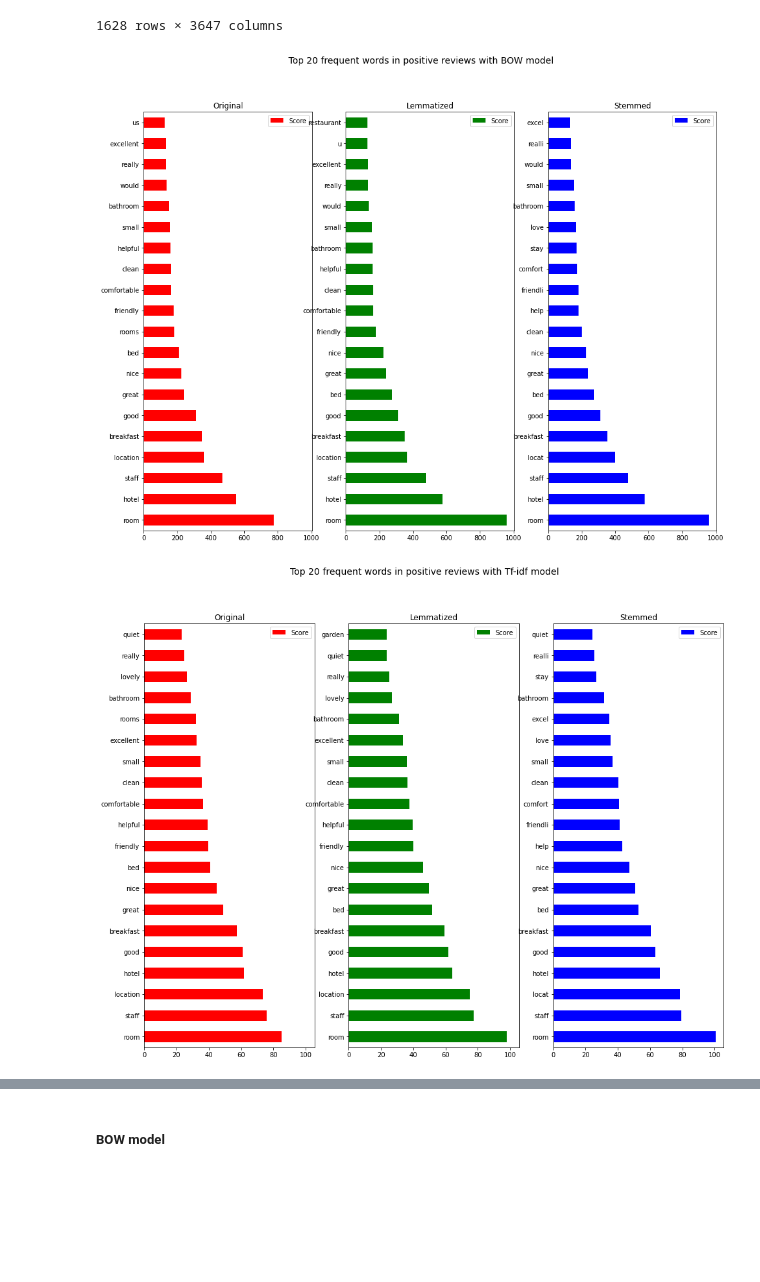
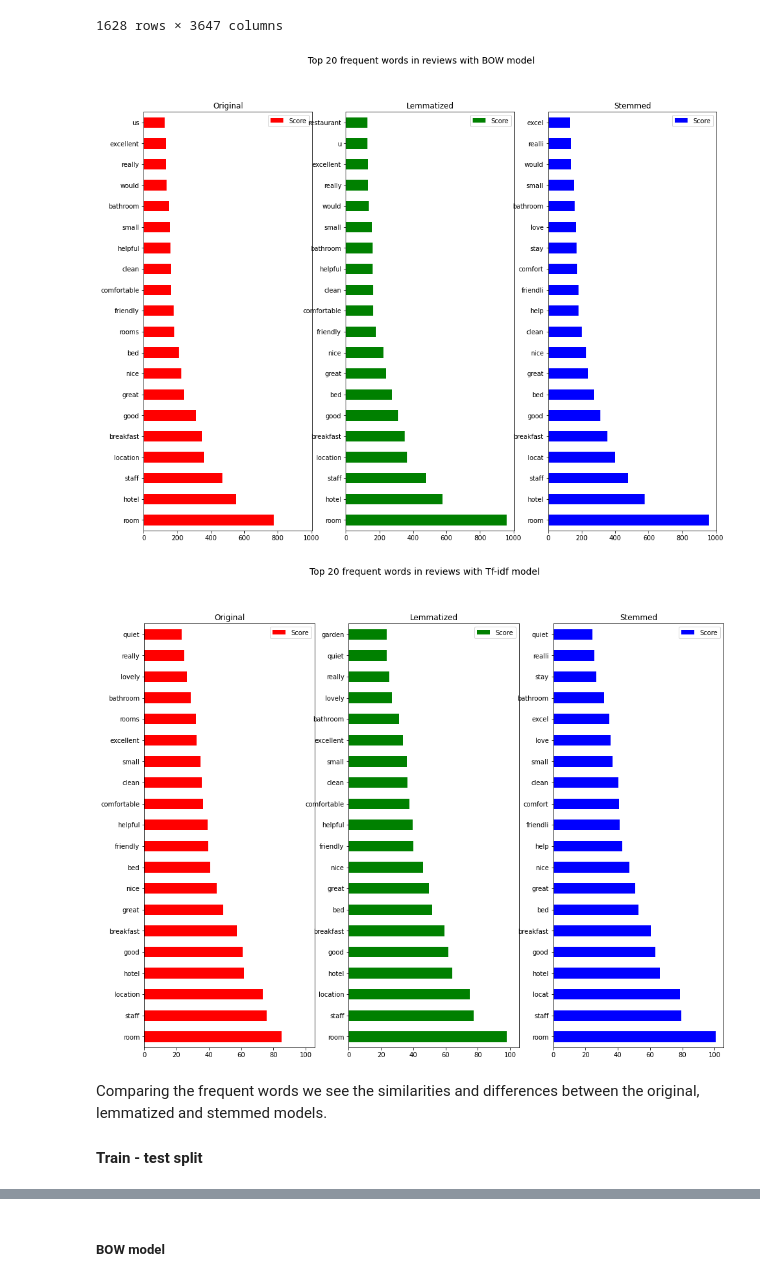
Before and after one commit to isrkan/DataSciencePractice, a Jupyter notebook: Review sentiment analysis.ipynb, the cells around one changed output, grey strips where cells are left out. Saved outputs shown, nothing was run; the diff lists cells and outputs as text; code cells hidden in the pictures; blank space fills up the shorter version.

```diff
--- a/Review sentiment analysis.ipynb
+++ b/Review sentiment analysis.ipynb
@@ -359,27 +335,27 @@ stemmed_tf_idf_df = pd.DataFrame(tf_idf_matrix.todense(), columns= tf_idf_vector
 # %%
-## Show the most important words with BOW for positive reviews
+## Show the most important words with BOW
 top_vocab_bow = pd.DataFrame(bow_df.sum(), columns=['Score']).sort_values(by=['Score'], ascending=False)
 top_lemma_vocab_bow = pd.DataFrame(lemmatized_bow_df.sum(), columns=['Score']).sort_values(by=['Score'], ascending=False)
 top_stem_vocab_bow = pd.DataFrame(stemmed_bow_df.sum(), columns=['Score']).sort_values(by=['Score'], ascending=False)
 
 
 fig, (ax1, ax2, ax3) = plt.subplots(
     1, 3, sharex=True, sharey=False, figsize=(16, 12), frameon=False
 )
-fig.suptitle("Top 20 frequent words in positive reviews with BOW model", fontsize=14)
+fig.suptitle("Top 20 frequent words in reviews with BOW model", fontsize=14)
 
 top_vocab_bow[:20].plot.barh(ax=ax1, color=['red'])
 top_lemma_vocab_bow[:20].plot.barh(ax=ax2, color=['green'])
 top_stem_vocab_bow[:20].plot.barh(ax=ax3, color=['blue'])
 ax1.title.set_text('Original')
 ax2.title.set_text('Lemmatized')
 ax3.title.set_text('Stemmed')
 
 plt.show()
 # %% [output]
-[figure, old version]
+[figure, new version]
 # %%
-## Show the most important words with BOW for positive reviews
+## Show the most important words with Tf-idf
 top_vocab_tfidf = pd.DataFrame(tf_idf_df.sum(), columns=['Score']).sort_values(by=['Score'], ascending=False)
 top_lemma_vocab_tfidf = pd.DataFrame(lemmatized_tf_idf_df.sum(), columns=['Score']).sort_values(by=['Score'], ascending=False)
 top_stem_vocab_tfidf = pd.DataFrame(stemmed_tf_idf_df.sum(), columns=['Score']).sort_values(by=['Score'], ascending=False)
@@ -388,7 +364,7 @@ top_stem_vocab_tfidf = pd.DataFrame(stemmed_tf_idf_df.sum(), columns=['Score']).
 fig, (ax1, ax2, ax3) = plt.subplots(
     1, 3, sharex=True, sharey=False, figsize=(16, 12), frameon=False
 )
-fig.suptitle("Top 20 frequent words in positive reviews with Tf-idf model", fontsize=14)
+fig.suptitle("Top 20 frequent words in reviews with Tf-idf model", fontsize=14)
 
 top_vocab_tfidf[:20].plot.barh(ax=ax1, color=['red'])
 top_lemma_vocab_tfidf[:20].plot.barh(ax=ax2, color=['green'])
@@ -399,5 +375,9 @@ ax3.title.set_text('Stemmed')
 
 plt.show()
 # %% [output]
-[figure, old version]
+[figure, new version]
+# %% [markdown]
+Comparing the frequent words we see the similarities and differences between the original, lemmatized and stemmed models.
+
+#### Train - test split
 # %%
```
Also changed, not shown: parts of 54 cells of this notebook.
